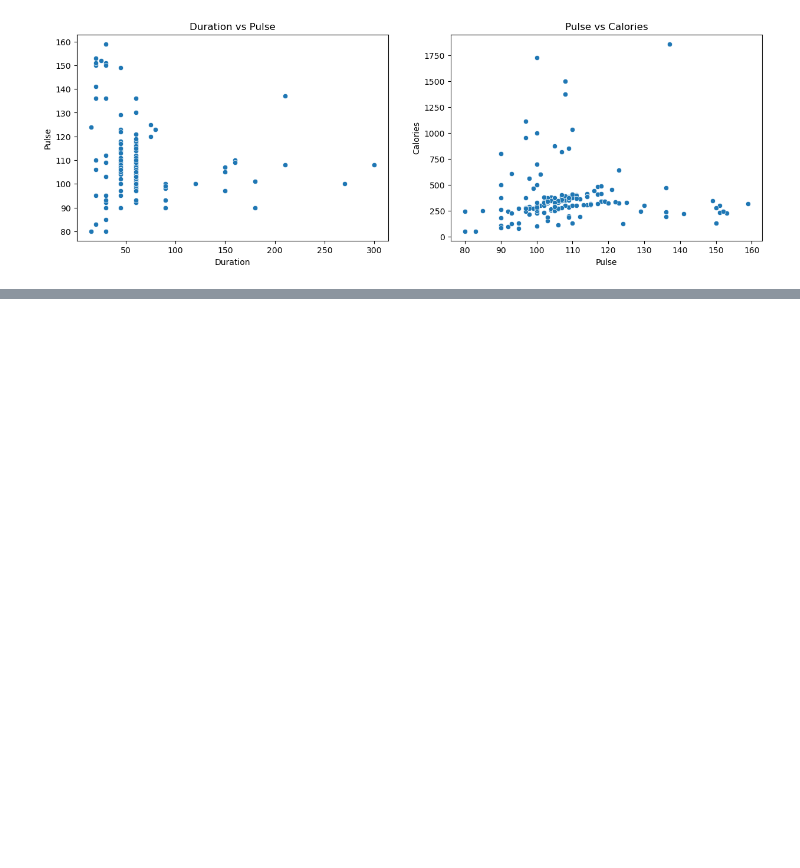
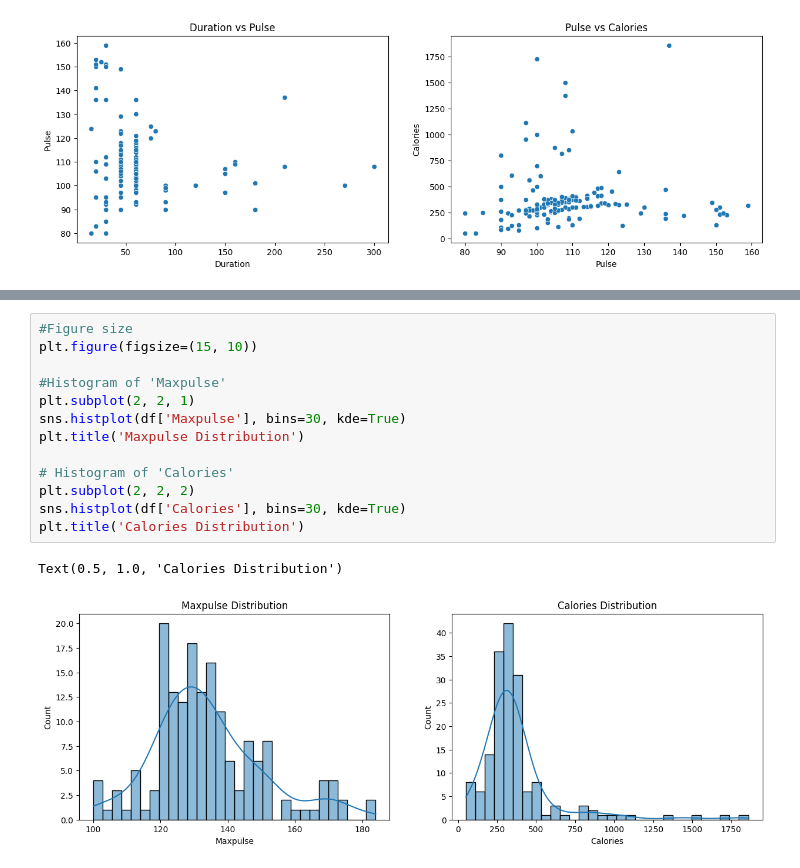
Before and after one commit to NsubugaIbrahim/NSUBUGA_IBRAHIM, a Jupyter notebook: visualization_assignment.ipynb, the cells around one changed output, grey strips where cells are left out. Cells and saved outputs as stored; diff of their text form; blank space fills up the shorter version.

Commit message:
Visualization assignment

```diff
--- a/visualization_assignment.ipynb
+++ b/visualization_assignment.ipynb
@@ -165,0 +166,16 @@ plt.show()
+# %%
+#Figure size
+plt.figure(figsize=(15, 10))
+
+#Histogram of 'Maxpulse'
+plt.subplot(2, 2, 1)
+sns.histplot(df['Maxpulse'], bins=30, kde=True)
+plt.title('Maxpulse Distribution')
+
+# Histogram of 'Calories'
+plt.subplot(2, 2, 2)
+sns.histplot(df['Calories'], bins=30, kde=True)
+plt.title('Calories Distribution')
+# %% [output]
+Text(0.5, 1.0, 'Calories Distribution')
+[figure, added]
```
Also changed, not shown: parts of 1 cell of this notebook.
